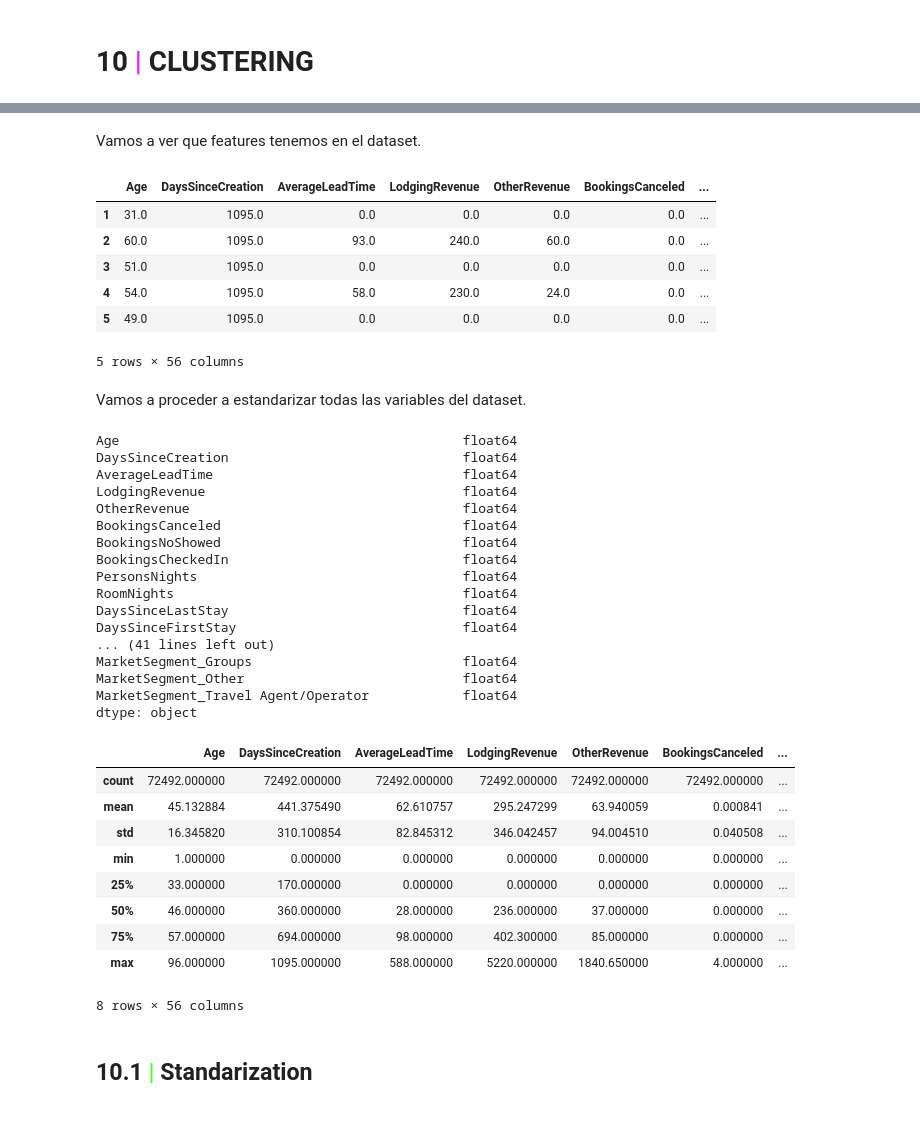
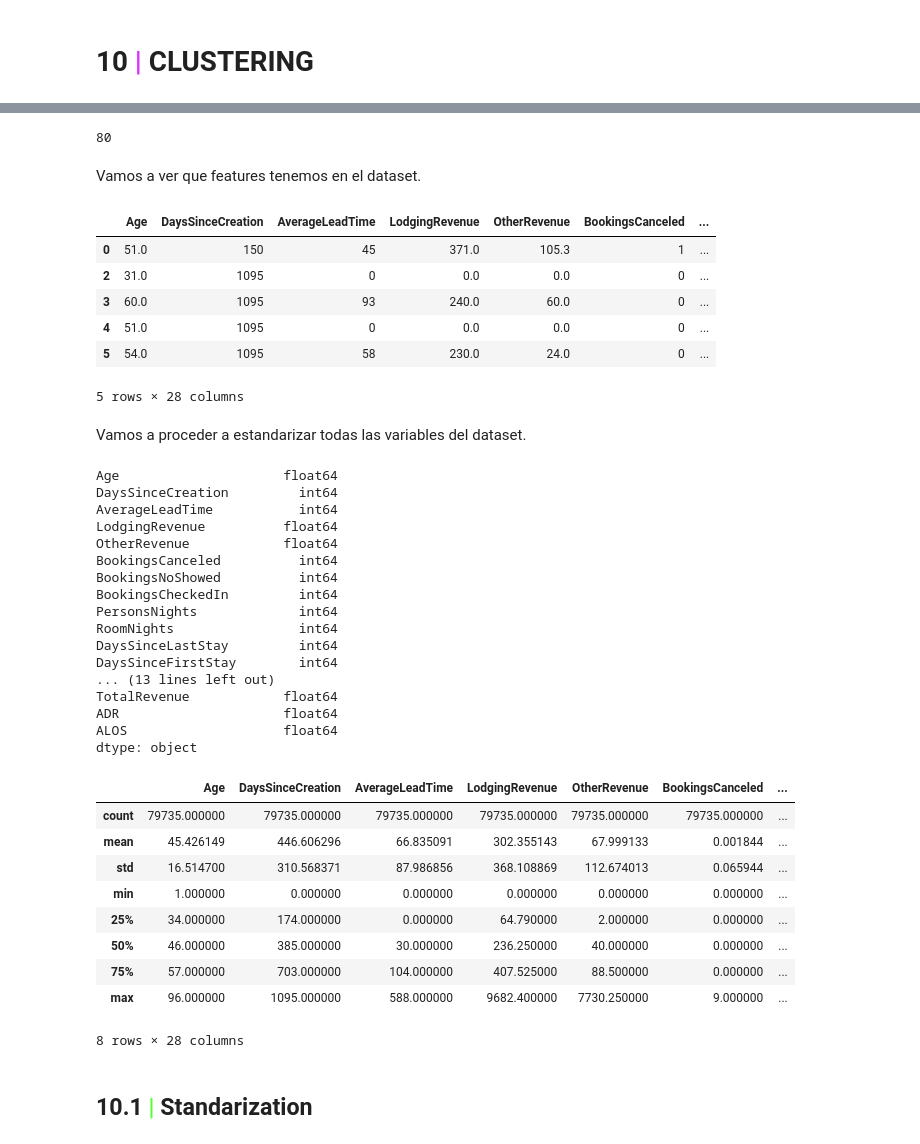
Before and after one commit to iremirezdeganuza72/Cohort_Analysis, a Jupyter notebook: Cohort analysis and segmentation.ipynb, the cells around one changed output, grey strips where cells are left out. Drawn from its saved outputs; the diff is of its cells as text; code cells hidden in the pictures.

```diff
--- a/Cohort analysis and segmentation.ipynb
+++ b/Cohort analysis and segmentation.ipynb
@@ -1005,0 +1011,12 @@ results
+# %%
+df_cluster.duplicated(subset=['Nationality', 'Age', 'DaysSinceCreation', 'NameHash',
+       'DocIDHash', 'AverageLeadTime', 'LodgingRevenue', 'OtherRevenue',
+       'BookingsCanceled', 'BookingsNoShowed', 'BookingsCheckedIn',
+       'PersonsNights', 'RoomNights', 'DaysSinceLastStay',
+       'DaysSinceFirstStay', 'DistributionChannel', 'MarketSegment',
+       'SRHighFloor', 'SRLowFloor', 'SRAccessibleRoom', 'SRMediumFloor',
+       'SRBathtub', 'SRShower', 'SRCrib', 'SRKingSizeBed', 'SRTwinBed',
+       'SRNearElevator', 'SRAwayFromElevator', 'SRNoAlcoholInMiniBar',
+       'SRQuietRoom']).sum()
+# %% [output]
+80
@@ -1006,50 +1025,51 @@ results
 # %% [markdown]
 Vamos a ver que features tenemos en el dataset.
 # %%
-df1.head()
+
+df.head()
 # %% [output]
 |  | Age | DaysSinceCreation | AverageLeadTime | LodgingRevenue | OtherRevenue | BookingsCanceled | ... |
-| 1 | 31.0 | 1095.0 | 0.0 | 0.0 | 0.0 | 0.0 | ... |
-| 2 | 60.0 | 1095.0 | 93.0 | 240.0 | 60.0 | 0.0 | ... |
-| 3 | 51.0 | 1095.0 | 0.0 | 0.0 | 0.0 | 0.0 | ... |
-| 4 | 54.0 | 1095.0 | 58.0 | 230.0 | 24.0 | 0.0 | ... |
-| 5 | 49.0 | 1095.0 | 0.0 | 0.0 | 0.0 | 0.0 | ... |
+| 0 | 51.0 | 150 | 45 | 371.0 | 105.3 | 1 | ... |
+| 2 | 31.0 | 1095 | 0 | 0.0 | 0.0 | 0 | ... |
+| 3 | 60.0 | 1095 | 93 | 240.0 | 60.0 | 0 | ... |
+| 4 | 51.0 | 1095 | 0 | 0.0 | 0.0 | 0 | ... |
+| 5 | 54.0 | 1095 | 58 | 230.0 | 24.0 | 0 | ... |
-5 rows × 56 columns
+5 rows × 28 columns
 # %% [markdown]
 Vamos a proceder a estandarizar todas las variables del dataset.
 # %%
-df1.dtypes
+df.dtypes
 # %% [output]
-Age                                            float64
-DaysSinceCreation                              float64
-AverageLeadTime                                float64
-LodgingRevenue                                 float64
-OtherRevenue                                   float64
-BookingsCanceled                               float64
-BookingsNoShowed                               float64
-BookingsCheckedIn                              float64
-PersonsNights                                  float64
-RoomNights                                     float64
-DaysSinceLastStay                              float64
-DaysSinceFirstStay                             float64
-... (41 lines left out)
-MarketSegment_Groups                           float64
-MarketSegment_Other                            float64
-MarketSegment_Travel Agent/Operator            float64
+Age                     float64
+DaysSinceCreation         int64
+AverageLeadTime           int64
+LodgingRevenue          float64
+OtherRevenue            float64
+BookingsCanceled          int64
+BookingsNoShowed          int64
+BookingsCheckedIn         int64
+PersonsNights             int64
+RoomNights                int64
+DaysSinceLastStay         int64
+DaysSinceFirstStay        int64
+... (13 lines left out)
+TotalRevenue            float64
+ADR                     float64
+ALOS                    float64
 dtype: object
 # %%
-df1.describe()
+df2.describe()
 # %% [output]
 |  | Age | DaysSinceCreation | AverageLeadTime | LodgingRevenue | OtherRevenue | BookingsCanceled | ... |
-| count | 72492.000000 | 72492.000000 | 72492.000000 | 72492.000000 | 72492.000000 | 72492.000000 | ... |
-| mean | 45.132884 | 441.375490 | 62.610757 | 295.247299 | 63.940059 | 0.000841 | ... |
-| std | 16.345820 | 310.100854 | 82.845312 | 346.042457 | 94.004510 | 0.040508 | ... |
+| count | 79735.000000 | 79735.000000 | 79735.000000 | 79735.000000 | 79735.000000 | 79735.000000 | ... |
+| mean | 45.426149 | 446.606296 | 66.835091 | 302.355143 | 67.999133 | 0.001844 | ... |
+| std | 16.514700 | 310.568371 | 87.986856 | 368.108869 | 112.674013 | 0.065944 | ... |
 | min | 1.000000 | 0.000000 | 0.000000 | 0.000000 | 0.000000 | 0.000000 | ... |
-| 25% | 33.000000 | 170.000000 | 0.000000 | 0.000000 | 0.000000 | 0.000000 | ... |
-| 50% | 46.000000 | 360.000000 | 28.000000 | 236.000000 | 37.000000 | 0.000000 | ... |
-| 75% | 57.000000 | 694.000000 | 98.000000 | 402.300000 | 85.000000 | 0.000000 | ... |
-| max | 96.000000 | 1095.000000 | 588.000000 | 5220.000000 | 1840.650000 | 4.000000 | ... |
+| 25% | 34.000000 | 174.000000 | 0.000000 | 64.790000 | 2.000000 | 0.000000 | ... |
+| 50% | 46.000000 | 385.000000 | 30.000000 | 236.250000 | 40.000000 | 0.000000 | ... |
+| 75% | 57.000000 | 703.000000 | 104.000000 | 407.525000 | 88.500000 | 0.000000 | ... |
+| max | 96.000000 | 1095.000000 | 588.000000 | 9682.400000 | 7730.250000 | 9.000000 | ... |
-8 rows × 56 columns
+8 rows × 28 columns
 # %% [markdown]
 ## <b>10.1 <span style='color:#56ff33'>|</span> Standarization</b>
 # %% [markdown]
```
Also changed, not shown: parts of 58 cells of this notebook.
